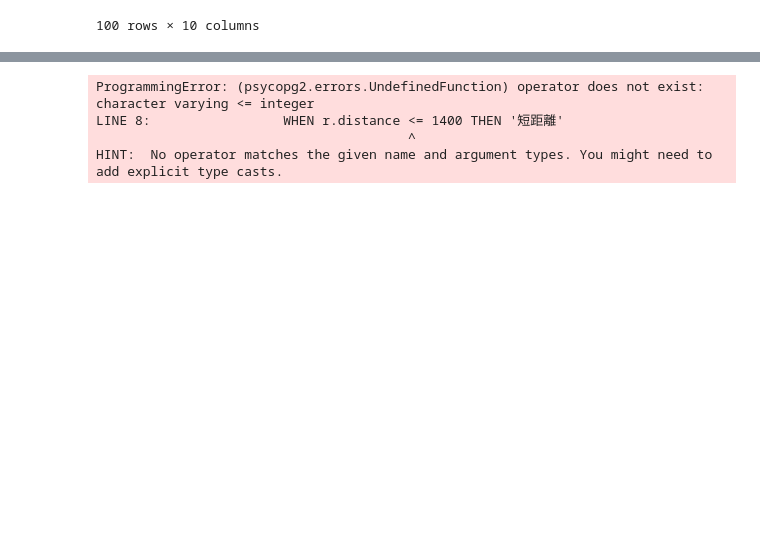
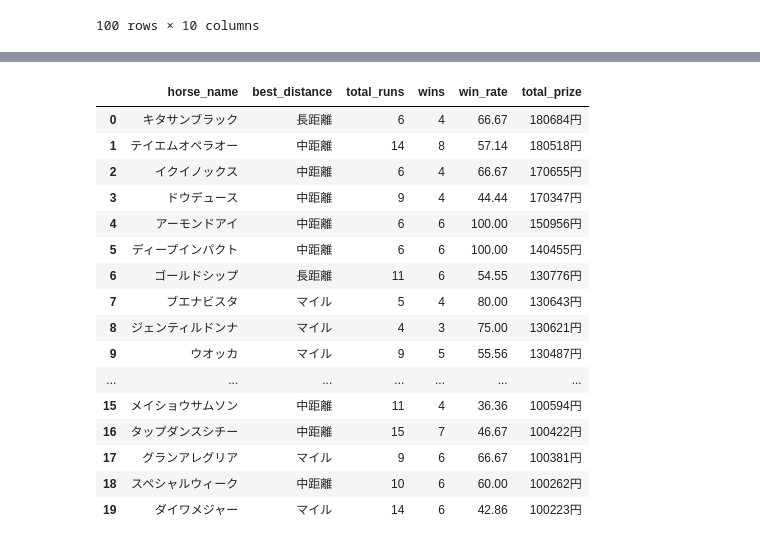
Before and after one commit to nozomusudo/stallion-analytics, a Jupyter notebook: packages/ml-analysis/notebooks/06_simple_postgresql_sql.ipynb, the cells around one changed output, grey strips where cells are left out. Cells and saved outputs as stored; diff of their text form; code cells hidden in the pictures; blank space fills up the shorter version.

```diff
--- a/packages/ml-analysis/notebooks/06_simple_postgresql_sql.ipynb
+++ b/packages/ml-analysis/notebooks/06_simple_postgresql_sql.ipynb
@@ -345,51 +345,64 @@ query("""
             rr.horse_id,
             rr.horse_name,
             CASE
-                WHEN r.distance <= 1400 THEN '短距離'
-                WHEN r.distance BETWEEN 1401 AND 1800 THEN 'マイル'
-                WHEN r.distance BETWEEN 1801 AND 2400 THEN '中距離'
+                WHEN r.distance::INTEGER <= 1400 THEN '短距離'
+                WHEN r.distance::INTEGER <= 1800 THEN 'マイル'
+                WHEN r.distance::INTEGER <= 2400 THEN '中距離'
                 ELSE '長距離'
             END AS distance_category,
             COUNT (*) AS total_runs,
             COUNT (CASE WHEN rr.finish_position = 1 THEN 1 END) AS wins,
             ROUND (
-                (CASE WHEN rr.finish_position = 1 THEN 1 END) * 100.0 / COUNT(*),
+                COUNT(CASE WHEN rr.finish_position = 1 THEN 1 END) * 100.0 / COUNT(*),
                 2
             ) AS win_rate
         FROM race_results rr
         JOIN races r ON rr.race_id = r.race_id
-        GROUP BY rr.horse_id, distance_category
+        GROUP BY rr.horse_id, rr.horse_name, distance_category
         HAVING COUNT(*) >= 3
     ),
     best_distance_per_horse AS (
         SELECT
             horse_id,
             horse_name,
             distance_category,
             total_runs,
             wins,
             win_rate,
-            ROW_NUMBER() OVER (PARTITION BY horse_id ORDER BY win_rate DESC, toral_runs DESC) AS rank
+            ROW_NUMBER() OVER (PARTITION BY horse_id ORDER BY win_rate DESC, total_runs DESC) AS rank
         FROM horse_distance_performance
     )
     SELECT
         h.name_ja AS horse_name,
         bdph.distance_category AS best_distance,
         bdph.total_runs,
         bdph.wins,
         bdph.win_rate,
-        (h.profile->>'total_prize_central')::bigint AS total_prize
+        CONCAT((h.profile->>'total_prize_central')::bigint, '円') AS total_prize
     FROM best_distance_per_horse bdph
     JOIN horses h ON bdph.horse_id = h.id
     WHERE bdph.rank = 1
         AND (h.profile->>'total_prize_central') IS NOT NULL
         AND (h.profile->>'total_prize_central')::bigint != '0'
     ORDER BY (h.profile->>'total_prize_central')::BIGINT DESC
     LIMIT 20;
 
 """)
 # %% [output]
-ProgrammingError: (psycopg2.errors.UndefinedFunction) operator does not exist: character varying <= integer
-LINE 8:                 WHEN r.distance <= 1400 THEN '短距離'
-                                        ^
-HINT:  No operator matches the given name and argument types. You might need to add explicit type casts.
+|  | horse_name | best_distance | total_runs | wins | win_rate | total_prize |
+| 0 | キタサンブラック | 長距離 | 6 | 4 | 66.67 | 180684円 |
+| 1 | テイエムオペラオー | 中距離 | 14 | 8 | 57.14 | 180518円 |
+| 2 | イクイノックス | 中距離 | 6 | 4 | 66.67 | 170655円 |
+| 3 | ドウデュース | 中距離 | 9 | 4 | 44.44 | 170347円 |
+| 4 | アーモンドアイ | 中距離 | 6 | 6 | 100.00 | 150956円 |
+| 5 | ディープインパクト | 中距離 | 6 | 6 | 100.00 | 140455円 |
+| 6 | ゴールドシップ | 長距離 | 11 | 6 | 54.55 | 130776円 |
+| 7 | ブエナビスタ | マイル | 5 | 4 | 80.00 | 130643円 |
+| 8 | ジェンティルドンナ | マイル | 4 | 3 | 75.00 | 130621円 |
+| 9 | ウオッカ | マイル | 9 | 5 | 55.56 | 130487円 |
+| ... | ... | ... | ... | ... | ... | ... |
+| 15 | メイショウサムソン | 中距離 | 11 | 4 | 36.36 | 100594円 |
+| 16 | タップダンスシチー | 中距離 | 15 | 7 | 46.67 | 100422円 |
+| 17 | グランアレグリア | マイル | 9 | 6 | 66.67 | 100381円 |
+| 18 | スペシャルウィーク | 中距離 | 10 | 6 | 60.00 | 100262円 |
+| 19 | ダイワメジャー | マイル | 14 | 6 | 42.86 | 100223円 |
```
Also changed, not shown: parts of 6 cells of this notebook, 6 other files.
